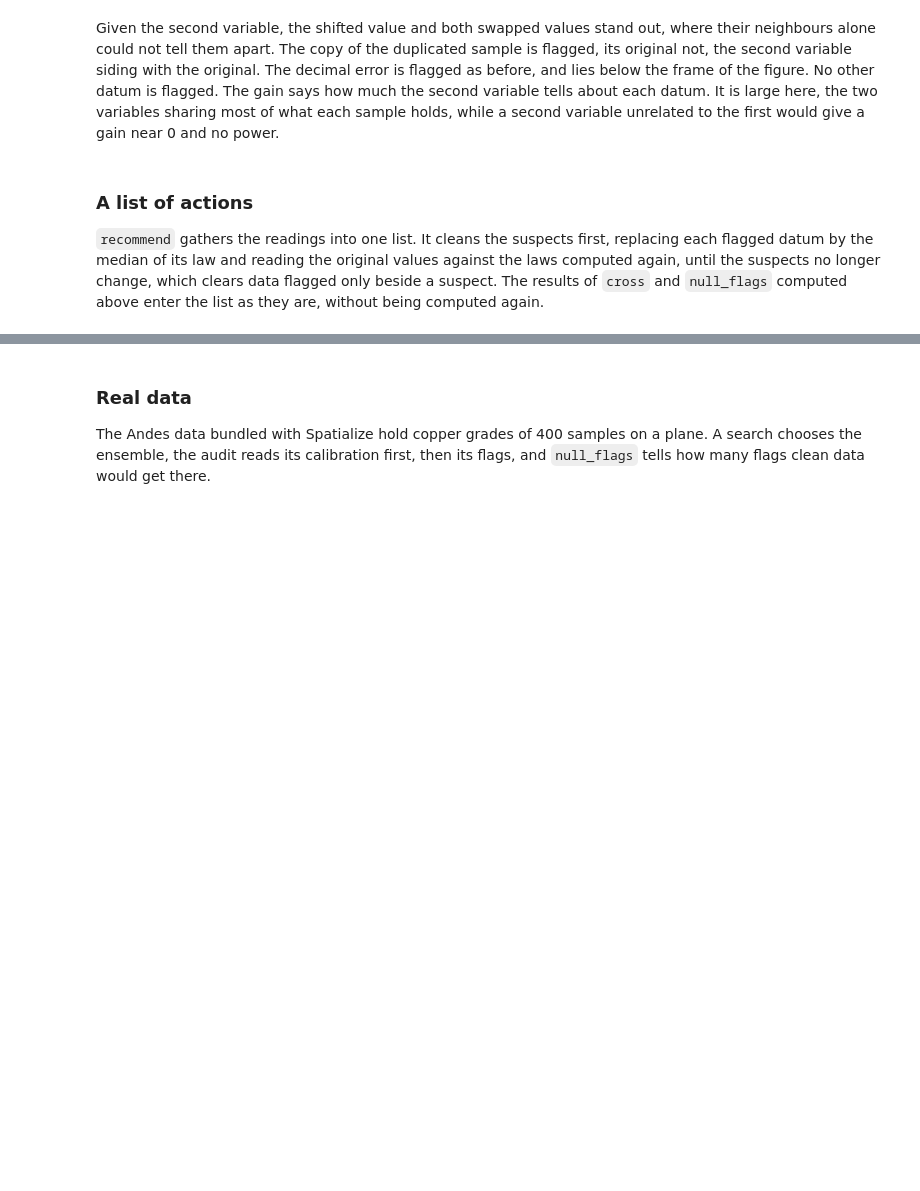
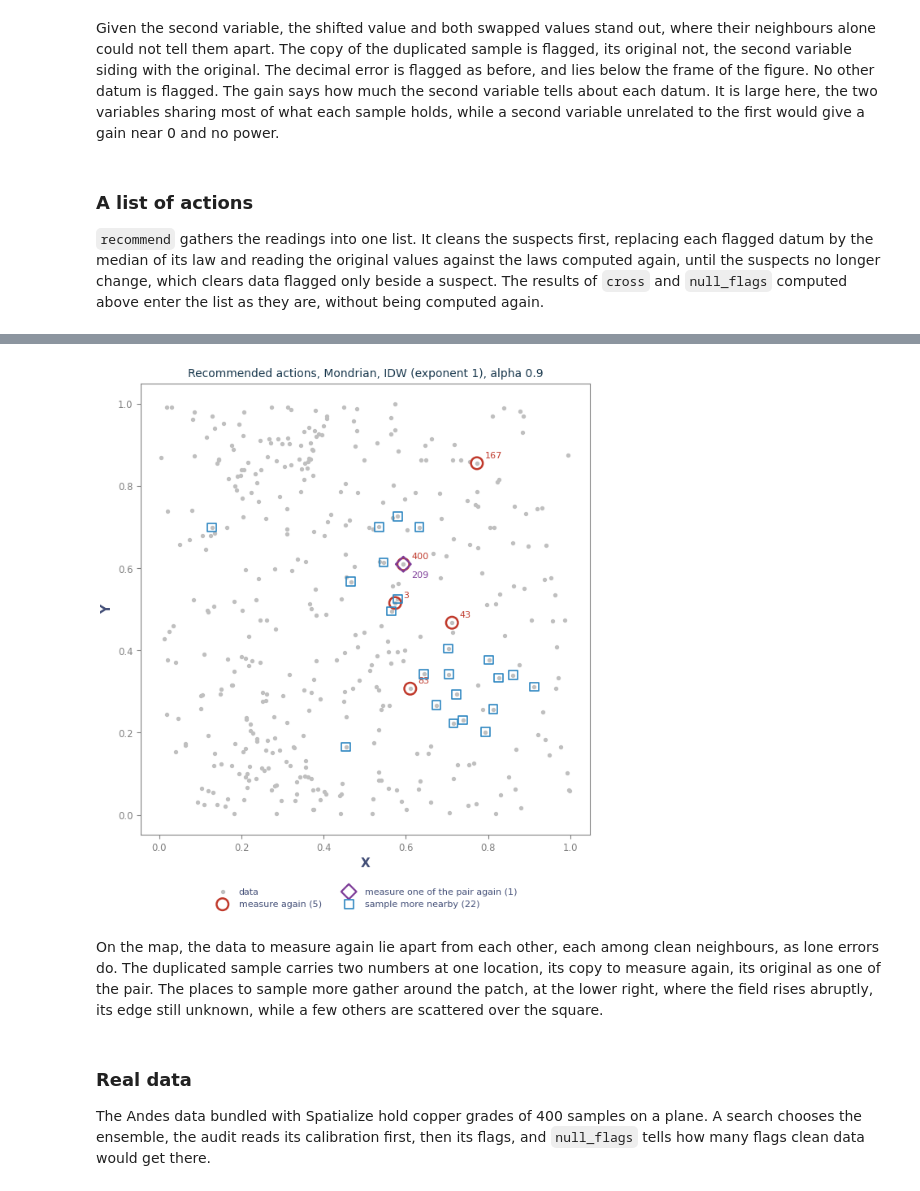
Before and after one commit to alges/spatialize-examples, a Jupyter notebook: examples/07_posterior_eda/19_posterior_eda.ipynb, the cells around one changed output, grey strips where cells are left out. Saved outputs shown, nothing was run; the diff lists cells and outputs as text; code cells hidden in the pictures; blank space fills up the shorter version.

```diff
--- a/examples/07_posterior_eda/19_posterior_eda.ipynb
+++ b/examples/07_posterior_eda/19_posterior_eda.ipynb
@@ -429,3 +467,15 @@ are, while it would move the one beside the decimal error by more than two units
+# %%
+fig = audit.plot_recommendations(recommendations)
+fig.axes[0].set_title(f"Recommended actions, {recipe}", fontsize=10)
+plt.show()
+# %% [output]
+[figure, added]
+# %% [markdown]
+On the map, the data to measure again lie apart from each other, each among clean neighbours, as
+lone errors do. The duplicated sample carries two numbers at one location, its copy to measure again,
+its original as one of the pair. The places to sample more gather around the patch, at the lower right,
+where the field rises abruptly, its edge still unknown, while a few others are scattered over the
+square.
 # %% [markdown]
 ### Real data
 
```
Also changed, not shown: parts of 8 cells of this notebook, 1 other file.
